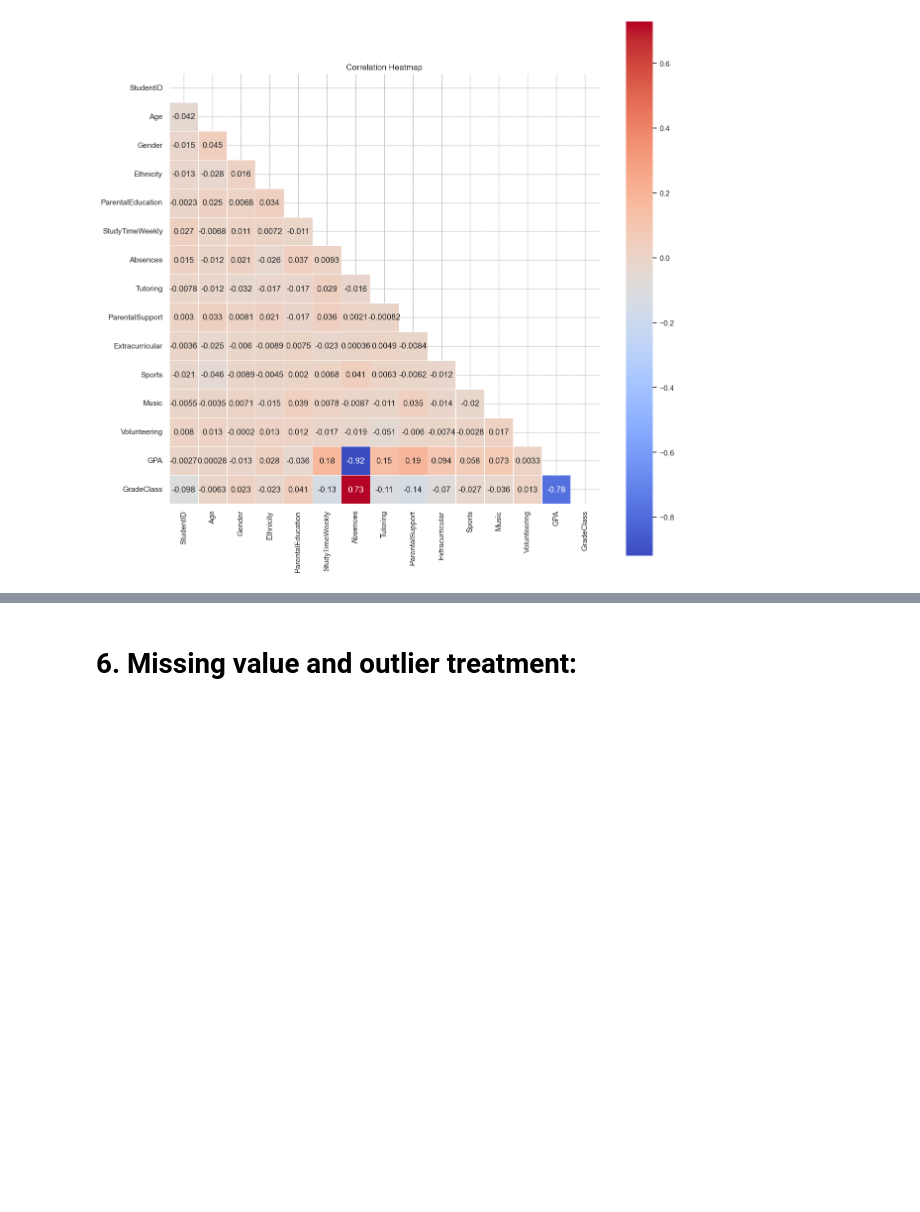
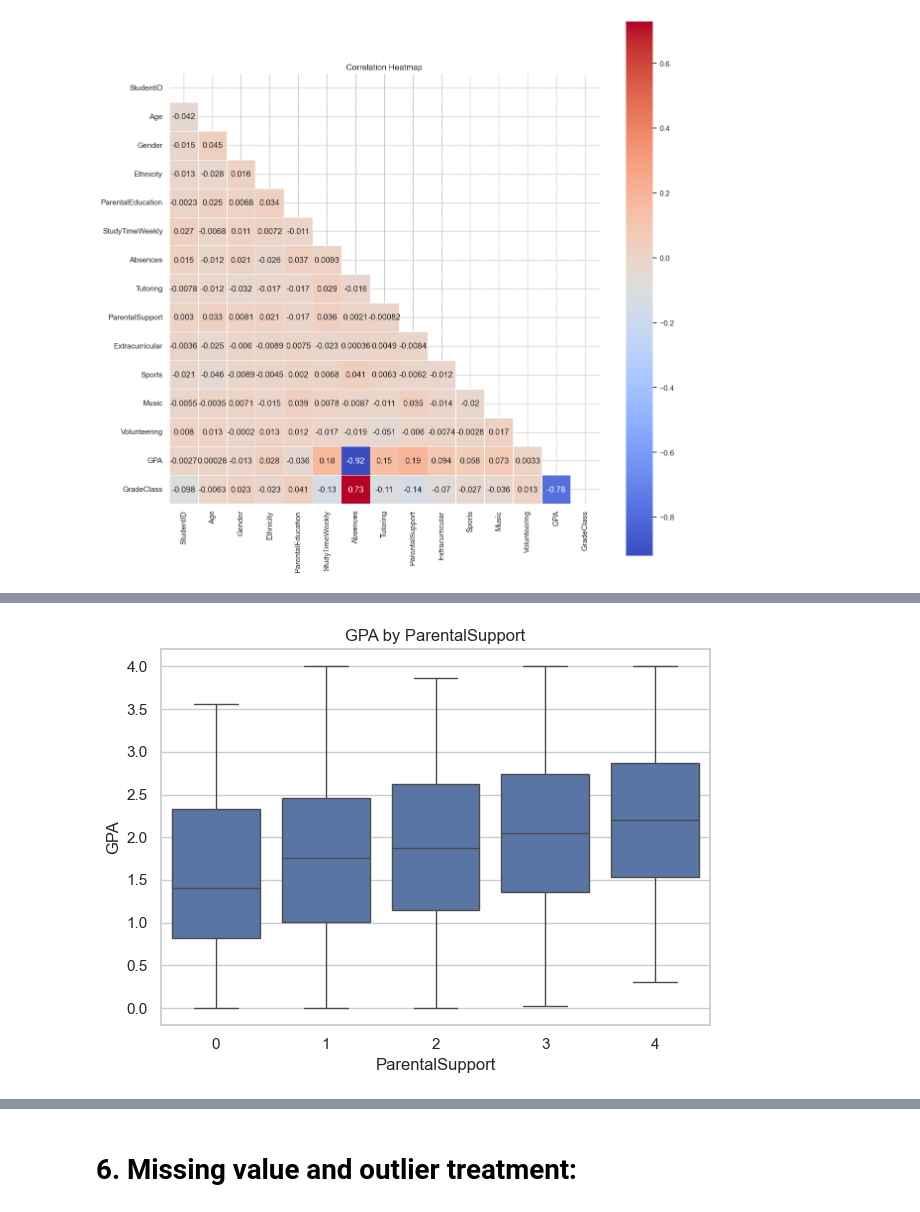
Before and after one commit to CantCode29/MLG382ProjectFolder, a Jupyter notebook: notebooks/BrightAcademyGradeAnalysisAndPredictionNoteBook.ipynb, the cells around one changed output, grey strips where cells are left out. Cells and saved outputs as stored; diff of their text form; code cells hidden in the pictures; blank space fills up the shorter version.

```diff
--- a/notebooks/BrightAcademyGradeAnalysisAndPredictionNoteBook.ipynb
+++ b/notebooks/BrightAcademyGradeAnalysisAndPredictionNoteBook.ipynb
@@ -353,0 +401,13 @@ plt.show()
+# %%
+categorical_cols = ['Gender', 'ParentalEducation', 'ParentalSupport', 'Tutoring', 'Extracurricular', 'Sports', 'Music', 'Volunteering']
+
+# plt.figure(figsize=(15, 12))
+sns.boxplot(data=df, x='ParentalSupport', y='GPA')
+plt.title(f'GPA by ParentalSupport')
+plt.xlabel('ParentalSupport')
+plt.ylabel('GPA')
+
+plt.tight_layout()
+plt.show()
+# %% [output]
+[figure, added]
```
Also changed, not shown: parts of 16 cells of this notebook.
